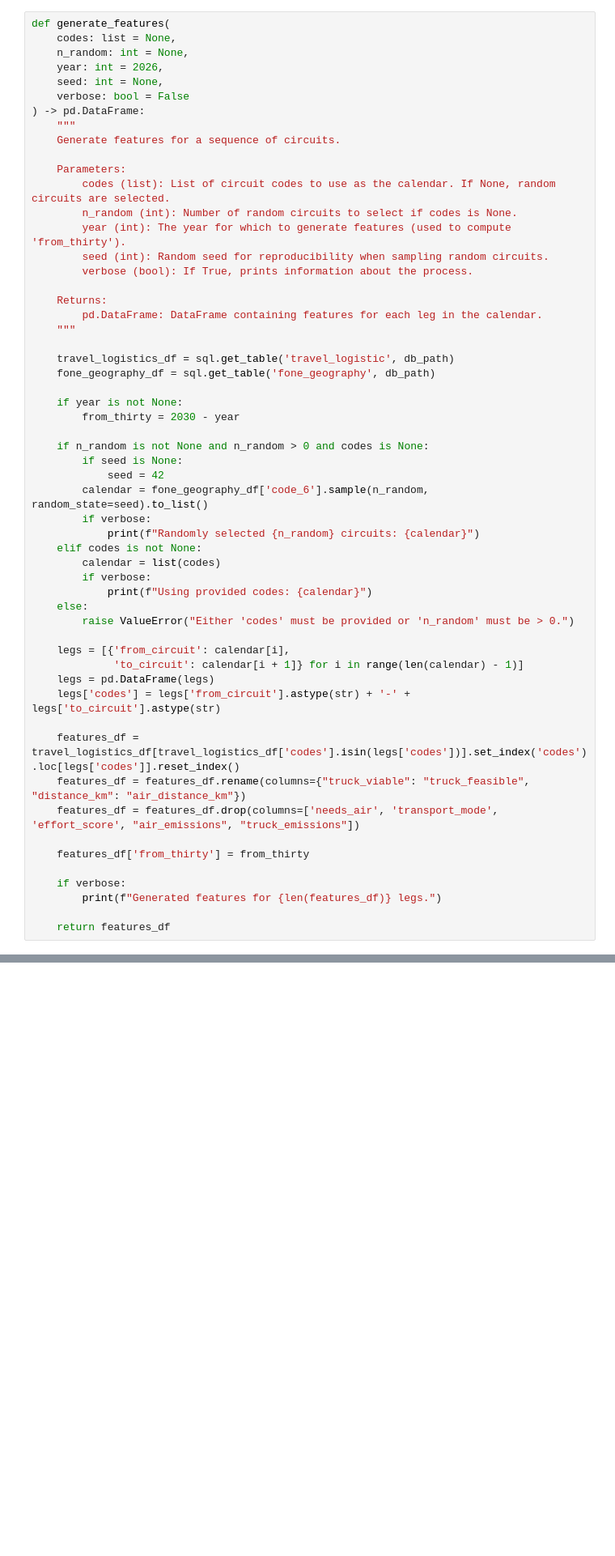
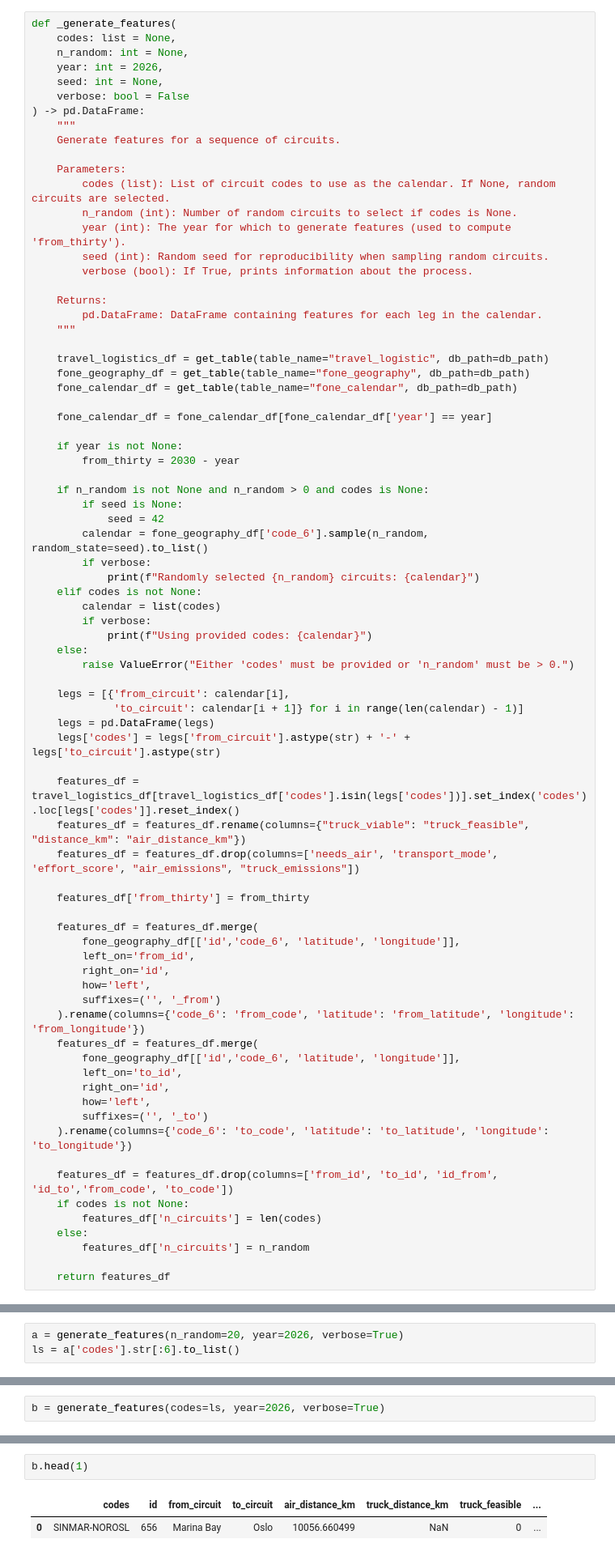
Before and after one commit to Ulquiorra-23/planetf1, a Jupyter notebook: notebooks/regression_eng.ipynb, the cells around one changed output, grey strips where cells are left out. Shown at 81% size. Drawn from its saved outputs; the diff is of its cells as text; blank space fills up the shorter version.

```diff
--- a/notebooks/regression_eng.ipynb
+++ b/notebooks/regression_eng.ipynb
@@ -17,5 +18,5 @@ from utils import sql
 # %%
-def generate_features(
+def _generate_features(
     codes: list = None,
     n_random: int = None,
     year: int = 2026,
@@ -36,8 +37,11 @@ def generate_features(
         pd.DataFrame: DataFrame containing features for each leg in the calendar.
     """
 
-    travel_logistics_df = sql.get_table('travel_logistic', db_path)
-    fone_geography_df = sql.get_table('fone_geography', db_path)
+    travel_logistics_df = get_table(table_name="travel_logistic", db_path=db_path)
+    fone_geography_df = get_table(table_name="fone_geography", db_path=db_path)
+    fone_calendar_df = get_table(table_name="fone_calendar", db_path=db_path)
+
+    fone_calendar_df = fone_calendar_df[fone_calendar_df['year'] == year]
 
     if year is not None:
         from_thirty = 2030 - year
@@ -66,8 +70,26 @@ def generate_features(
 
     features_df['from_thirty'] = from_thirty
 
-    if verbose:
-        print(f"Generated features for {len(features_df)} legs.")
+    features_df = features_df.merge(
+        fone_geography_df[['id','code_6', 'latitude', 'longitude']],
+        left_on='from_id',
+        right_on='id',
+        how='left',
+        suffixes=('', '_from')
+    ).rename(columns={'code_6': 'from_code', 'latitude': 'from_latitude', 'longitude': 'from_longitude'})
+    features_df = features_df.merge(
+        fone_geography_df[['id','code_6', 'latitude', 'longitude']],
+        left_on='to_id',
+        right_on='id',
+        how='left',
+        suffixes=('', '_to')
+    ).rename(columns={'code_6': 'to_code', 'latitude': 'to_latitude', 'longitude': 'to_longitude'})
+
+    features_df = features_df.drop(columns=['from_id', 'to_id', 'id_from', 'id_to','from_code', 'to_code'])
+    if codes is not None:
+        features_df['n_circuits'] = len(codes)
+    else:
+        features_df['n_circuits'] = n_random
 
     return features_df
 # %%
@@ -166,0 +529,3 @@ SyntaxError: incomplete input (1824825747.py, line 12)
+# %%
+a = generate_features(n_random=20, year=2026, verbose=True)
+ls = a['codes'].str[:6].to_list()
@@ -166,0 +540,2 @@ SyntaxError: incomplete input (1824825747.py, line 12)
+# %%
+b = generate_features(codes=ls, year=2026, verbose=True)
@@ -166,0 +550,5 @@ SyntaxError: incomplete input (1824825747.py, line 12)
+# %%
+b.head(1)
+# %% [output]
+|  | codes | id | from_circuit | to_circuit | air_distance_km | truck_distance_km | truck_feasible | ... |
+| 0 | SINMAR-NOROSL | 656 | Marina Bay | Oslo | 10056.660499 | NaN | 0 | ... |
```
Also changed, not shown: parts of 25 cells of this notebook, 25 other files.
